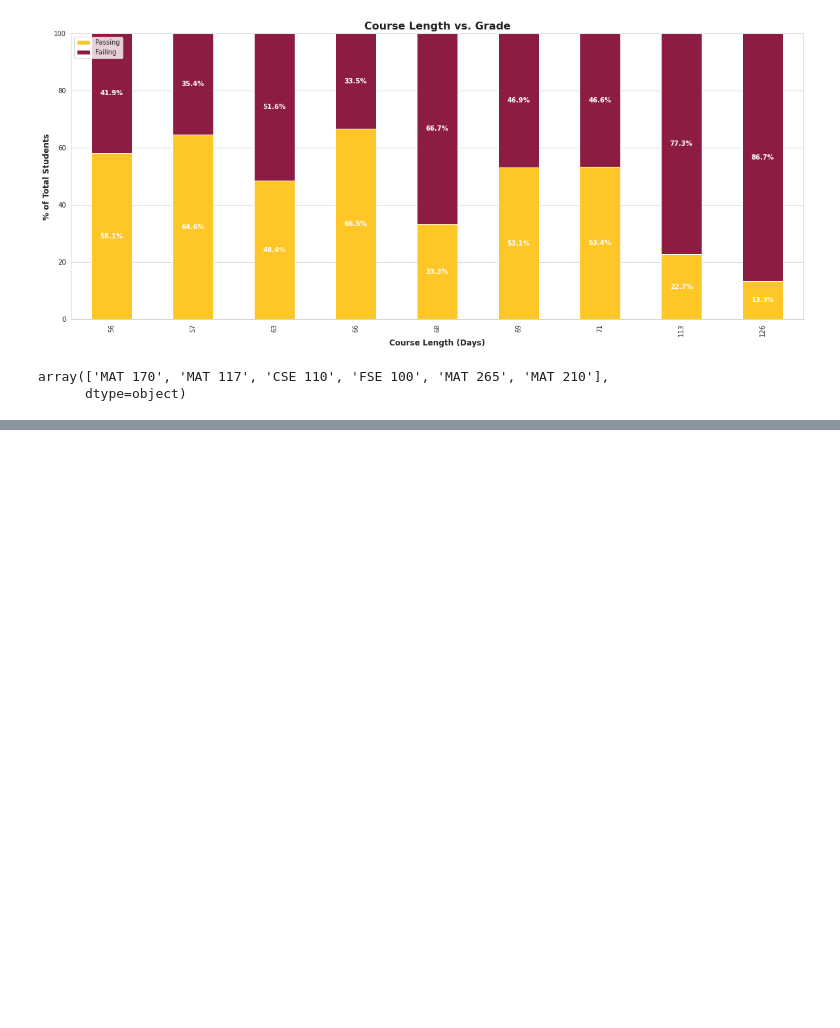
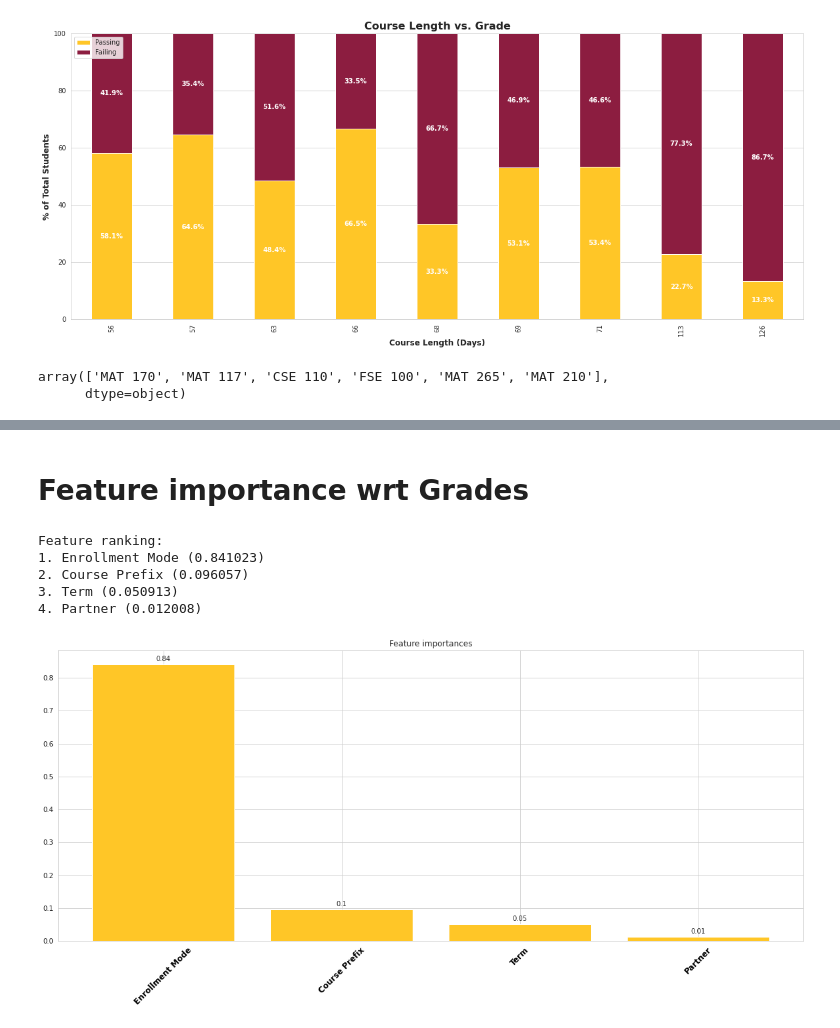
Before and after one commit to iamharkirat/EDA, a Jupyter notebook: learning_enterprise.ipynb, the cells around one changed output, grey strips where cells are left out. Drawn from its saved outputs; the diff is of its cells as text; code cells hidden in the pictures; blank space fills up the shorter version.

```diff
--- a/learning_enterprise.ipynb
+++ b/learning_enterprise.ipynb
@@ -738,0 +780,56 @@ array(['MAT 170', 'MAT 117', 'CSE 110', 'FSE 100', 'MAT 265', 'MAT 210'],
+# %% [markdown]
+# Feature importance wrt Grades
+# %%
+from sklearn.ensemble import RandomForestRegressor
+import matplotlib.pyplot as plt
+
+# Select relevant columns
+df_ml = df[["Grade", "Enrollment Mode", "Partner", "Course Prefix", "Term"]]
+
+# Drop rows with missing values
+df_ml = df_ml.dropna()
+
+# Encode categorical variables as integers
+label_encoder = LabelEncoder()
+df_ml["Enrollment Mode"] = label_encoder.fit_transform(df_ml["Enrollment Mode"])
+df_ml["Partner"] = label_encoder.fit_transform(df_ml["Partner"])
+df_ml["Course Prefix"] = label_encoder.fit_transform(df_ml["Course Prefix"])
+df_ml["Term"] = label_encoder.fit_transform(df_ml["Term"])
+
+# Split data into features and target variable
+X = df_ml.drop("Grade", axis=1)
+y = df_ml["Grade"].astype(float)
+
+# Train a Random Forest Regressor
+rf = RandomForestRegressor(n_estimators=100, random_state=42)
+rf.fit(X, y)
+
+# Get feature importances
+importances = rf.feature_importances_
+std = np.std([tree.feature_importances_ for tree in rf.estimators_],
+             axis=0)
+indices = np.argsort(importances)[::-1]
+
+# Print feature ranking
+print("Feature ranking:")
+for f in range(X.shape[1]):
+    print("%d. %s (%f)" % (f + 1, X.columns[indices[f]], importances[indices[f]]))
+
+# Plot feature importances
+fig, ax = plt.subplots()
+ax.set_title("Feature importances")
+ax.bar(X.columns[indices], importances[indices], color=color_2, align="center")
+plt.xticks(rotation=45, fontsize=12, fontweight='extra bold', color='black')
+
+# Add annotations to the bars
+for i, v in enumerate(importances[indices]):
+    ax.text(i, v+0.01, str(round(v,2)), ha='center')
+
+plt.show()
+# %% [output]
+Feature ranking:
+1. Enrollment Mode (0.841023)
+2. Course Prefix (0.096057)
+3. Term (0.050913)
+4. Partner (0.012008)
+[figure, added]
```
Also changed, not shown: parts of 11 cells of this notebook.
